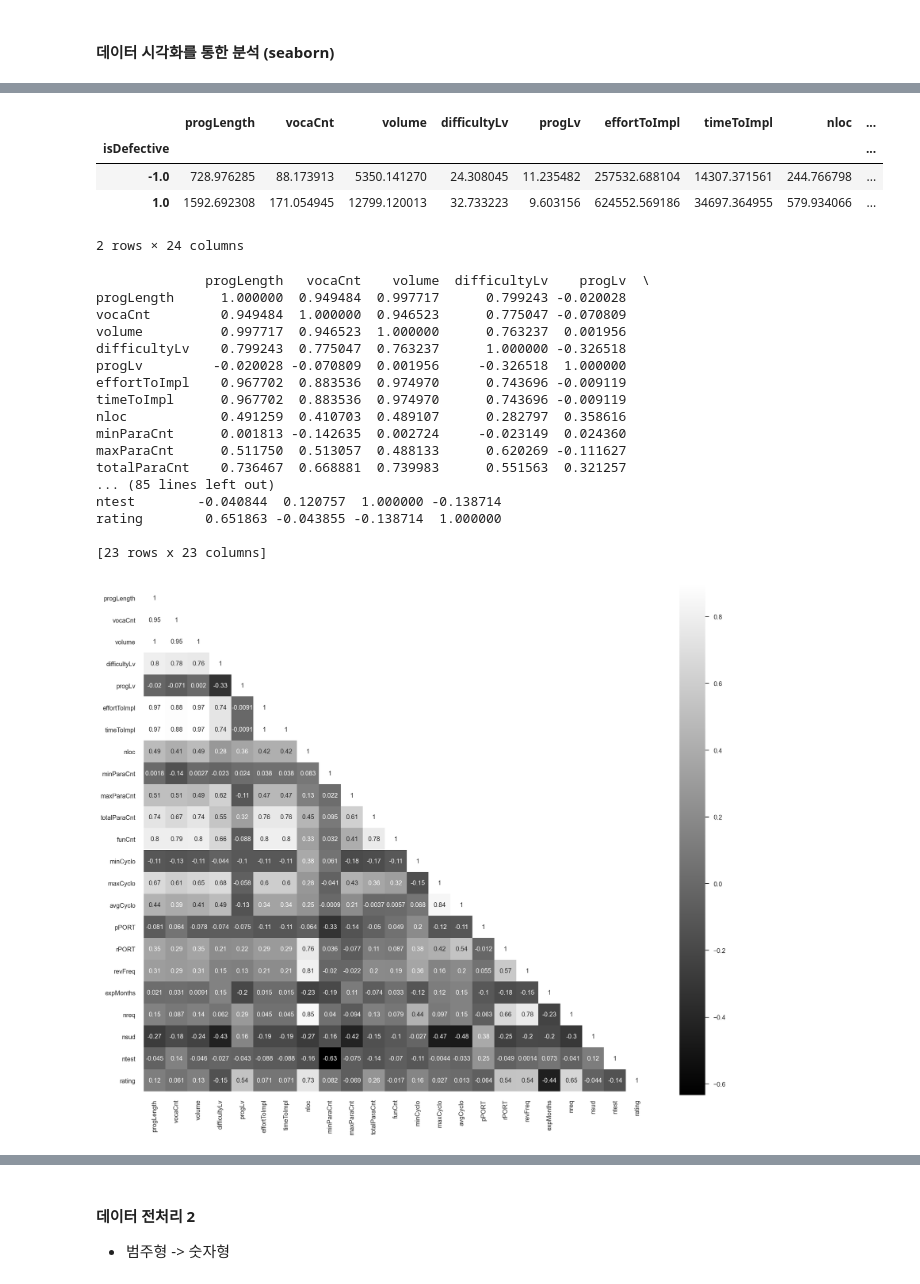
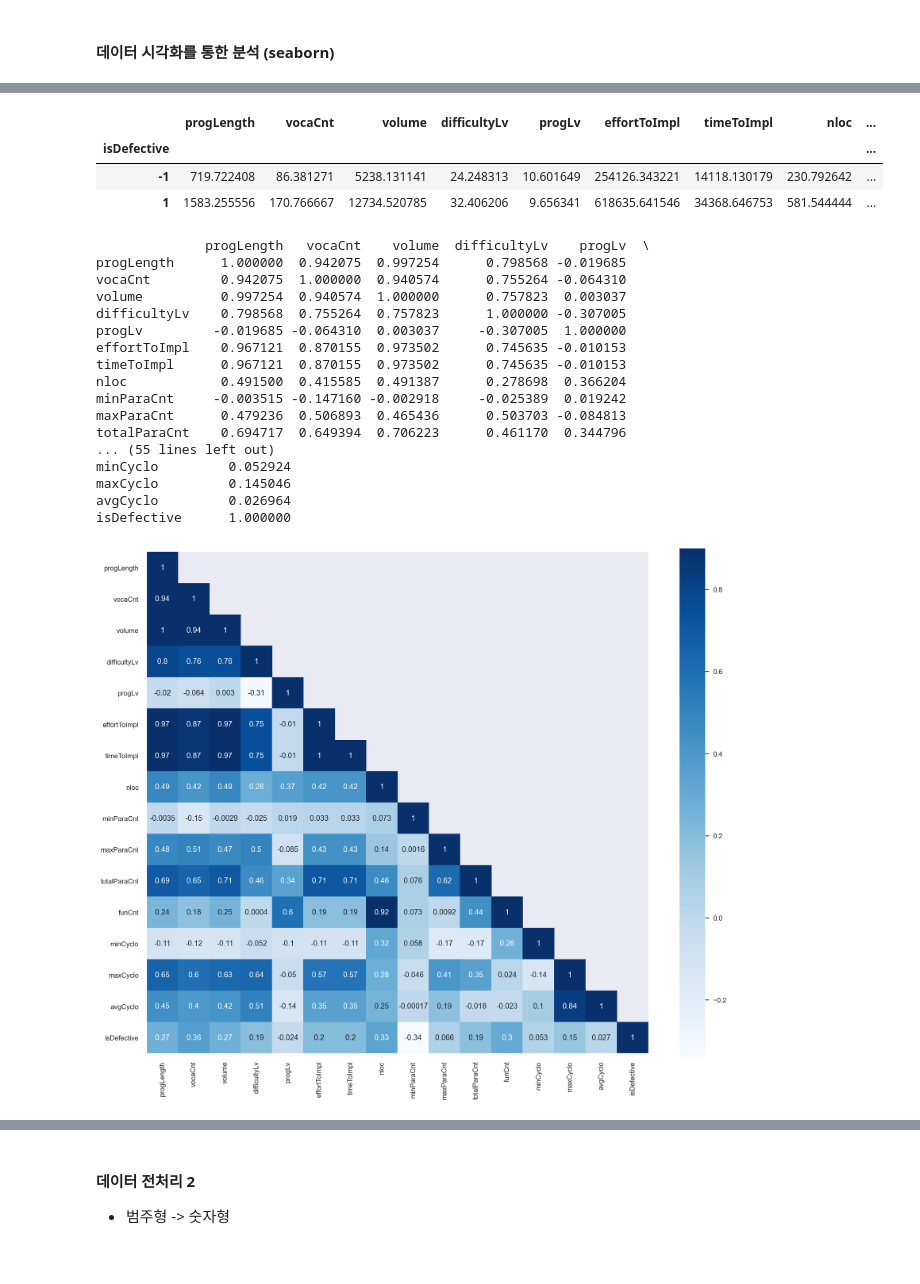
Before and after one commit to daesungkim79/jupyter, a Jupyter notebook: 01_defective_data_analysis_3.ipynb, the cells around one changed output, grey strips where cells are left out. Drawn from its saved outputs; the diff is of its cells as text; code cells hidden in the pictures.

```diff
--- a/01_defective_data_analysis_3.ipynb
+++ b/01_defective_data_analysis_3.ipynb
@@ -456,2 +427,4 @@ Name: isDefective, dtype: float64
 # %% [markdown]
 #### 데이터 시각화를 통한 분석 (seaborn)
+# %%
+df_7 = df_6.copy()
@@ -458,2 +440,6 @@ Name: isDefective, dtype: float64
+# %%
+df_7_metric = df_7[['progLength', 'vocaCnt', 'volume', 'difficultyLv', 'progLv',
+       'effortToImpl', 'timeToImpl', 'nloc', 'minParaCnt', 'maxParaCnt',
+       'totalParaCnt', 'funCnt', 'minCyclo', 'maxCyclo', 'avgCyclo', 'isDefective']]
 # %%
 sns.set(style='darkgrid')
@@ -546,3 +544,5 @@ train_4 = train_3.drop(columns=['moduleName', 'changer'])
+# %%
+df_8 = df_7_metric
 # %%
 cols_1 = ['progLength', 'vocaCnt', 'volume', 'difficultyLv', 'progLv', 'effortToImpl', 'timeToImpl',\
           'nloc', 'maxParaCnt', 'funCnt', 'maxCyclo', 'isDefective']
@@ -556,15 +556,14 @@ plt.show()
 # %%
 # 결함 상태 (-1: 미결함 / 1: 결함)에 따른 각 컬럼들의 평균 값
 
-train_4.groupby(["isDefective"])[train_4.columns].mean()
+df_8.groupby(["isDefective"])[df_8.columns].mean()
 # %% [output]
 |  | progLength | vocaCnt | volume | difficultyLv | progLv | effortToImpl | timeToImpl | nloc | ... |
 | isDefective |  |  |  |  |  |  |  |  | ... |
-| -1.0 | 728.976285 | 88.173913 | 5350.141270 | 24.308045 | 11.235482 | 257532.688104 | 14307.371561 | 244.766798 | ... |
-| 1.0 | 1592.692308 | 171.054945 | 12799.120013 | 32.733223 | 9.603156 | 624552.569186 | 34697.364955 | 579.934066 | ... |
+| -1 | 719.722408 | 86.381271 | 5238.131141 | 24.248313 | 10.601649 | 254126.343221 | 14118.130179 | 230.792642 | ... |
+| 1 | 1583.255556 | 170.766667 | 12734.520785 | 32.406206 | 9.656341 | 618635.641546 | 34368.646753 | 581.544444 | ... |
-2 rows × 24 columns
 # %%
-corrMatt = train_4
+corrMatt = df_8
 corrMatt = corrMatt.corr()
 print(corrMatt)
 
@@ -572,31 +571,31 @@ mask = np.array(corrMatt)
 mask[np.tril_indices_from(mask)] = False
 # %% [output]
               progLength   vocaCnt    volume  difficultyLv    progLv  \
-progLength      1.000000  0.949484  0.997717      0.799243 -0.020028
-vocaCnt         0.949484  1.000000  0.946523      0.775047 -0.070809
-volume          0.997717  0.946523  1.000000      0.763237  0.001956
-difficultyLv    0.799243  0.775047  0.763237      1.000000 -0.326518
-progLv         -0.020028 -0.070809  0.001956     -0.326518  1.000000
-effortToImpl    0.967702  0.883536  0.974970      0.743696 -0.009119
-timeToImpl      0.967702  0.883536  0.974970      0.743696 -0.009119
-nloc            0.491259  0.410703  0.489107      0.282797  0.358616
-minParaCnt      0.001813 -0.142635  0.002724     -0.023149  0.024360
-maxParaCnt      0.511750  0.513057  0.488133      0.620269 -0.111627
-totalParaCnt    0.736467  0.668881  0.739983      0.551563  0.321257
-... (85 lines left out)
-ntest        -0.040844  0.120757  1.000000 -0.138714
-rating        0.651863 -0.043855 -0.138714  1.000000
-
-[23 rows x 23 columns]
+progLength      1.000000  0.942075  0.997254      0.798568 -0.019685
+vocaCnt         0.942075  1.000000  0.940574      0.755264 -0.064310
+volume          0.997254  0.940574  1.000000      0.757823  0.003037
+difficultyLv    0.798568  0.755264  0.757823      1.000000 -0.307005
+progLv         -0.019685 -0.064310  0.003037     -0.307005  1.000000
+effortToImpl    0.967121  0.870155  0.973502      0.745635 -0.010153
+timeToImpl      0.967121  0.870155  0.973502      0.745635 -0.010153
+nloc            0.491500  0.415585  0.491387      0.278698  0.366204
+minParaCnt     -0.003515 -0.147160 -0.002918     -0.025389  0.019242
+maxParaCnt      0.479236  0.506893  0.465436      0.503703 -0.084813
+totalParaCnt    0.694717  0.649394  0.706223      0.461170  0.344796
+... (55 lines left out)
+minCyclo         0.052924
+maxCyclo         0.145046
+avgCyclo         0.026964
+isDefective      1.000000
 # %%
 #top_corr_features = corrmat.index[abs(corrmat["isDefective"])>=0]
 # plot
 plt.figure(figsize=(18,15))
 #g = sns.heatmap(corrMatt, mask=mask, annot=True, vmax=.9, square= 10, cmap="RdYlGn")
-g = sns.heatmap(corrMatt, mask=mask, annot=True, vmax=.9, square= 10, cmap="gray")
+g = sns.heatmap(corrMatt, mask=mask, annot=True, vmax=.9, square= 10, cmap="Blues")
 plt.show()
 # %% [output]
-[figure, old version]
+[figure, new version]
 # %%
 # feature importance
 # %%
```
Also changed, not shown: parts of 114 cells of this notebook, 17 other files.
